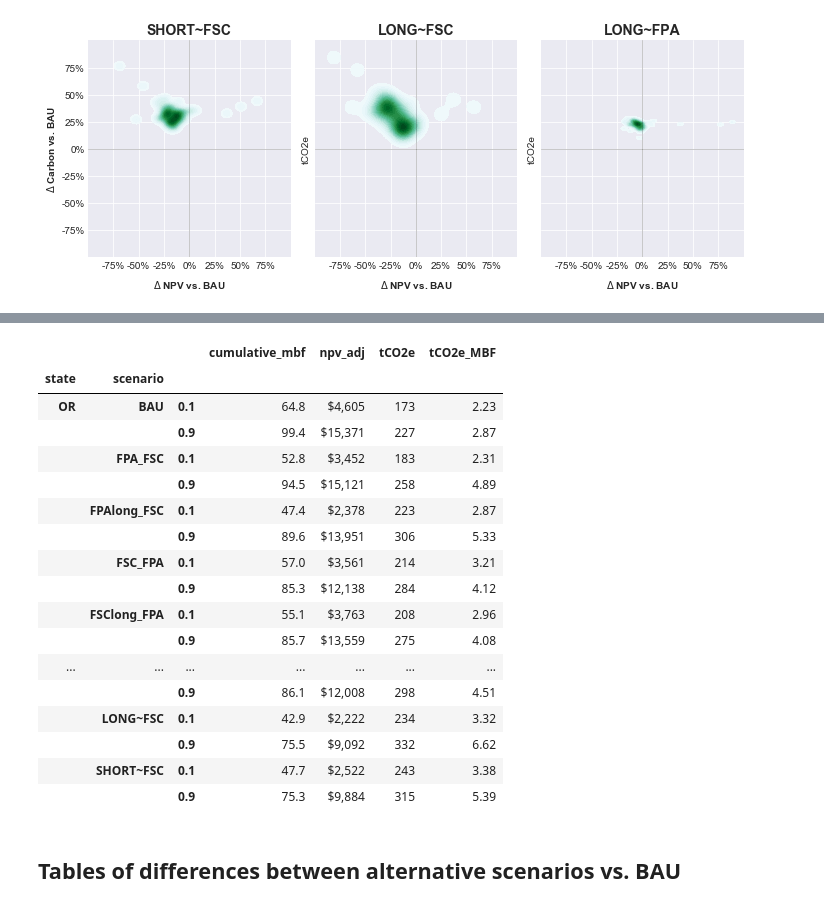
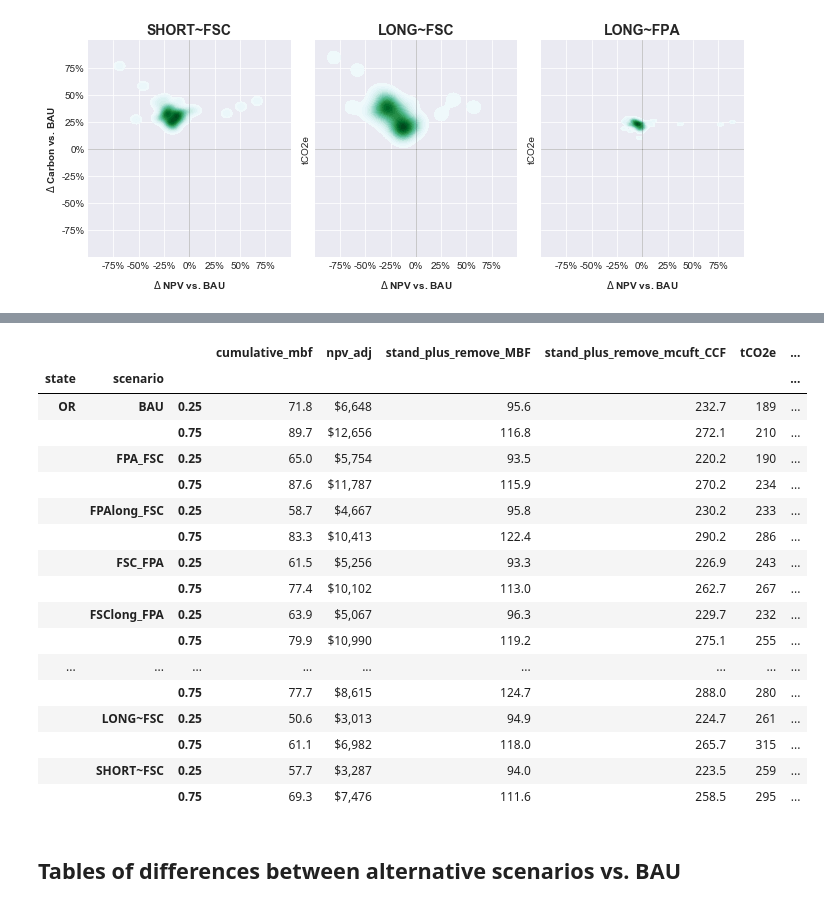
Before and after one commit to Ecotrust/FSC_Case_Studies, a Jupyter notebook: FSC Case Study Visualization.ipynb, the cells around one changed output, grey strips where cells are left out. Drawn from its saved outputs; the diff is of its cells as text; code cells hidden in the pictures.

Commit message:
Add standing and harvested volumes to tables

```diff
--- a/FSC Case Study Visualization.ipynb
+++ b/FSC Case Study Visualization.ipynb
@@ -108,5 +106,5 @@ plt.savefig('./images/FVSvFPA_RMZcore.png');
 # %%
-data = pd.read_csv('./Data/rxall.csv')
+data = pd.read_csv('./Data/rxAll.csv')
 # %%
 # join with the parcel table to get the state for each parcel
 data = pd.merge(left=data, right=parcels[['parcelid', 'state']], left_on='parcel', right_on='parcelid').drop('parcelid', axis=1)
@@ -228,9 +226,9 @@ data['cumulative_rbdft'] = cum_removals['rbdft']
 data['cumulative_rcuft'] = cum_removals['rcuft']
 data['cumulative_rmcuft'] = cum_removals['rmcuft']
 data.reset_index(inplace=True)
-data['stand_plus_remove_bdft'] = data.bdft + data.cumulative_rbdft
-data['stand_plus_remove_cuft'] = data.tcuft + data.cumulative_rcuft
-data['stand_plus_remove_mcuft'] = data.mcuft + data.cumulative_rmcuft
+data['stand_plus_remove_MBF'] = (data.bdft + data.cumulative_rbdft)/1000.
+data['stand_plus_remove_cuft_CCF'] = (data.tcuft + data.cumulative_rcuft)/100.
+data['stand_plus_remove_mcuft_CCF'] = (data.mcuft + data.cumulative_rmcuft)/100.
 # %%
 colors = ['gray', 'blue', 'green', 'purple']
 pal = colors
@@ -352,8 +350,11 @@ plt.savefig('./images/KPI_lines.png');
 # %% [output]
 [figure]
 # %%
-cols = ['parcel', 'year', 'state', 'scenario', 'cumulative_mbf', 'tCO2e', 'npv_adj']
-all_rx = data[cols].sort_values(by=['parcel', 'year']).groupby(by=['scenario','parcel','state']).agg({'cumulative_mbf':'max', 'tCO2e':'mean', 'npv_adj':'max'})
+cols = ['parcel', 'year', 'state', 'scenario', 'cumulative_mbf', 'tCO2e', 'npv_adj', 'stand_plus_remove_MBF', 'stand_plus_remove_mcuft_CCF']
+all_rx = data[cols].sort_values(by=['parcel', 'year']).groupby(by=['scenario','parcel','state']).agg({'cumulative_mbf':'max', 'tCO2e':'mean',
+                                                                                                      'npv_adj':'max',
+                                                                                                      'stand_plus_remove_MBF':'max',
+                                                                                                     'stand_plus_remove_mcuft_CCF':'max'})
 all_rx['tCO2e_MBF'] = all_rx.tCO2e / all_rx.cumulative_mbf
 # %%
 long_fpa = all_rx.xs('LONG~FPA') - all_rx.xs('BAU')
@@ -498,6 +499,7 @@ plt.savefig('./images/scenario_scatter_carboncash_percent_kde.png');
 # %% [output]
 [figure]
 # %%
-styles = {'cumulative_mbf':'{:,.1f}', 'npv_adj':'${:,.0f}', 'tCO2e': '{:,.0f}', 'tCO2e_MBF':'{:.2f}', 'lca_tCO2e': '{:,.0f}', 'lca_tCO2e_MBF':'{:.2f}'}
+styles = {'cumulative_mbf':'{:,.1f}', 'npv_adj':'${:,.0f}', 'tCO2e': '{:,.0f}',
+          'tCO2e_MBF':'{:.2f}', 'stand_plus_remove_MBF': '{:,.1f}', 'stand_plus_remove_mcuft_CCF':'{:,.1f}'}
 all_rx.reset_index().groupby(by=['state', 'scenario']).mean().drop('parcel', axis=1).style.format(styles)
 # %% [output]
@@ -522,25 +524,24 @@ all_rx.reset_index().groupby(by=['state', 'scenario']).mean().drop('parcel', axi
 # %%
-styles = {'cumulative_mbf':'{:,.1f}', 'npv_adj':'${:,.0f}', 'tCO2e': '{:,.0f}', 'tCO2e_MBF':'{:.2f}', 'lca_tCO2e': '{:,.0f}', 'lca_tCO2e_MBF':'{:.2f}'}
-all_rx.reset_index().groupby(by=['state', 'scenario']).quantile([0.10, 0.90]).drop('parcel', axis=1).style.format(styles)
+all_rx.reset_index().groupby(by=['state', 'scenario']).quantile([0.25, 0.75]).drop('parcel', axis=1).style.format(styles)
 # %% [output]
-|  |  |  | cumulative_mbf | npv_adj | tCO2e | tCO2e_MBF |
-| state | scenario |  |  |  |  |  |
-| OR | BAU | 0.1 | 64.8 | $4,605 | 173 | 2.23 |
-|  |  | 0.9 | 99.4 | $15,371 | 227 | 2.87 |
-|  | FPA_FSC | 0.1 | 52.8 | $3,452 | 183 | 2.31 |
-|  |  | 0.9 | 94.5 | $15,121 | 258 | 4.89 |
-|  | FPAlong_FSC | 0.1 | 47.4 | $2,378 | 223 | 2.87 |
-|  |  | 0.9 | 89.6 | $13,951 | 306 | 5.33 |
-|  | FSC_FPA | 0.1 | 57.0 | $3,561 | 214 | 3.21 |
-|  |  | 0.9 | 85.3 | $12,138 | 284 | 4.12 |
-|  | FSClong_FPA | 0.1 | 55.1 | $3,763 | 208 | 2.96 |
-|  |  | 0.9 | 85.7 | $13,559 | 275 | 4.08 |
-| ... | ... | ... | ... | ... | ... | ... |
-|  |  | 0.9 | 86.1 | $12,008 | 298 | 4.51 |
-|  | LONG~FSC | 0.1 | 42.9 | $2,222 | 234 | 3.32 |
-|  |  | 0.9 | 75.5 | $9,092 | 332 | 6.62 |
-|  | SHORT~FSC | 0.1 | 47.7 | $2,522 | 243 | 3.38 |
-|  |  | 0.9 | 75.3 | $9,884 | 315 | 5.39 |
+|  |  |  | cumulative_mbf | npv_adj | stand_plus_remove_MBF | stand_plus_remove_mcuft_CCF | tCO2e | ... |
+| state | scenario |  |  |  |  |  |  | ... |
+| OR | BAU | 0.25 | 71.8 | $6,648 | 95.6 | 232.7 | 189 | ... |
+|  |  | 0.75 | 89.7 | $12,656 | 116.8 | 272.1 | 210 | ... |
+|  | FPA_FSC | 0.25 | 65.0 | $5,754 | 93.5 | 220.2 | 190 | ... |
+|  |  | 0.75 | 87.6 | $11,787 | 115.9 | 270.2 | 234 | ... |
+|  | FPAlong_FSC | 0.25 | 58.7 | $4,667 | 95.8 | 230.2 | 233 | ... |
+|  |  | 0.75 | 83.3 | $10,413 | 122.4 | 290.2 | 286 | ... |
+|  | FSC_FPA | 0.25 | 61.5 | $5,256 | 93.3 | 226.9 | 243 | ... |
+|  |  | 0.75 | 77.4 | $10,102 | 113.0 | 262.7 | 267 | ... |
+|  | FSClong_FPA | 0.25 | 63.9 | $5,067 | 96.3 | 229.7 | 232 | ... |
+|  |  | 0.75 | 79.9 | $10,990 | 119.2 | 275.1 | 255 | ... |
+| ... | ... | ... | ... | ... | ... | ... | ... | ... |
+|  |  | 0.75 | 77.7 | $8,615 | 124.7 | 288.0 | 280 | ... |
+|  | LONG~FSC | 0.25 | 50.6 | $3,013 | 94.9 | 224.7 | 261 | ... |
+|  |  | 0.75 | 61.1 | $6,982 | 118.0 | 265.7 | 315 | ... |
+|  | SHORT~FSC | 0.25 | 57.7 | $3,287 | 94.0 | 223.5 | 259 | ... |
+|  |  | 0.75 | 69.3 | $7,476 | 111.6 | 258.5 | 295 | ... |
 # %% [markdown]
 ## Tables of differences between alternative scenarios vs. BAU
 # %% [markdown]
```
Also changed, not shown: parts of 24 cells of this notebook.
